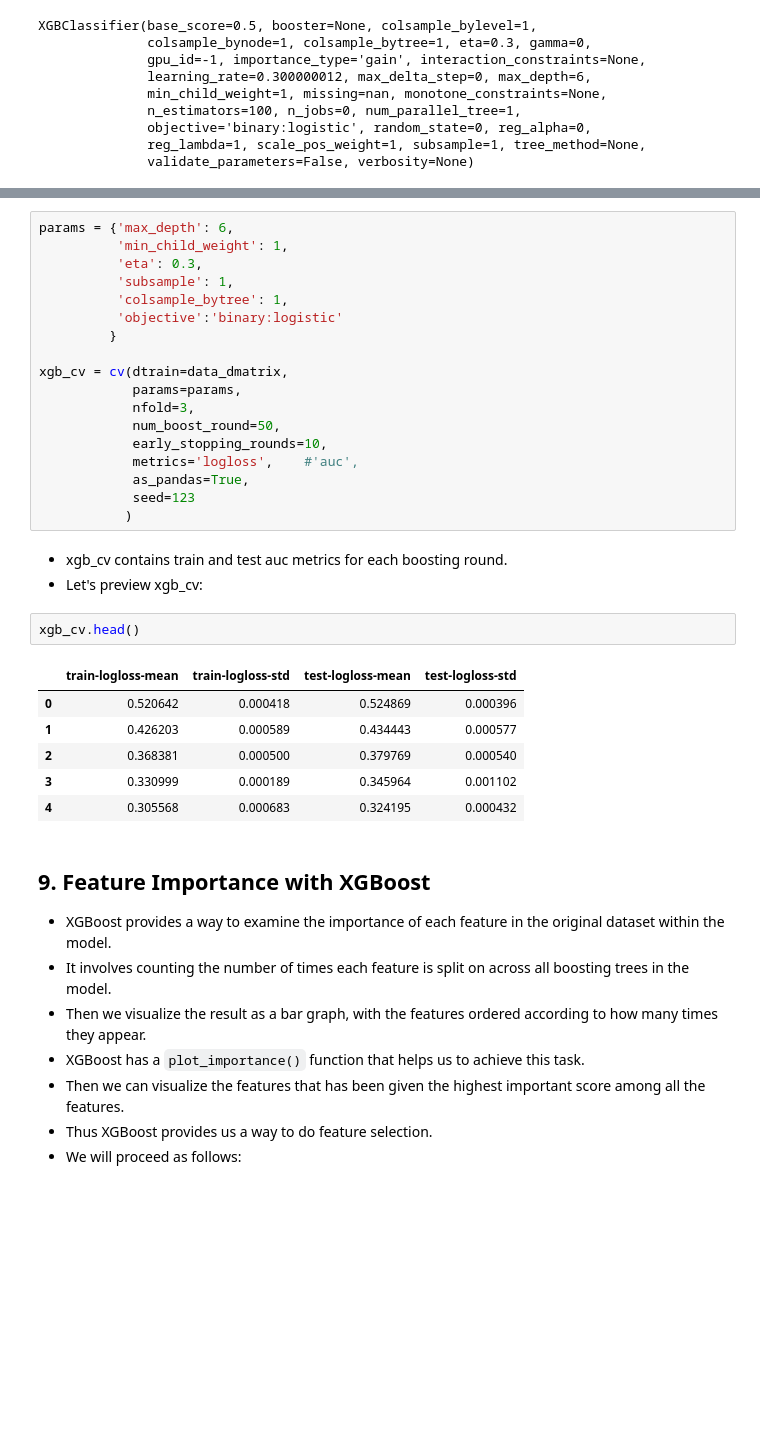
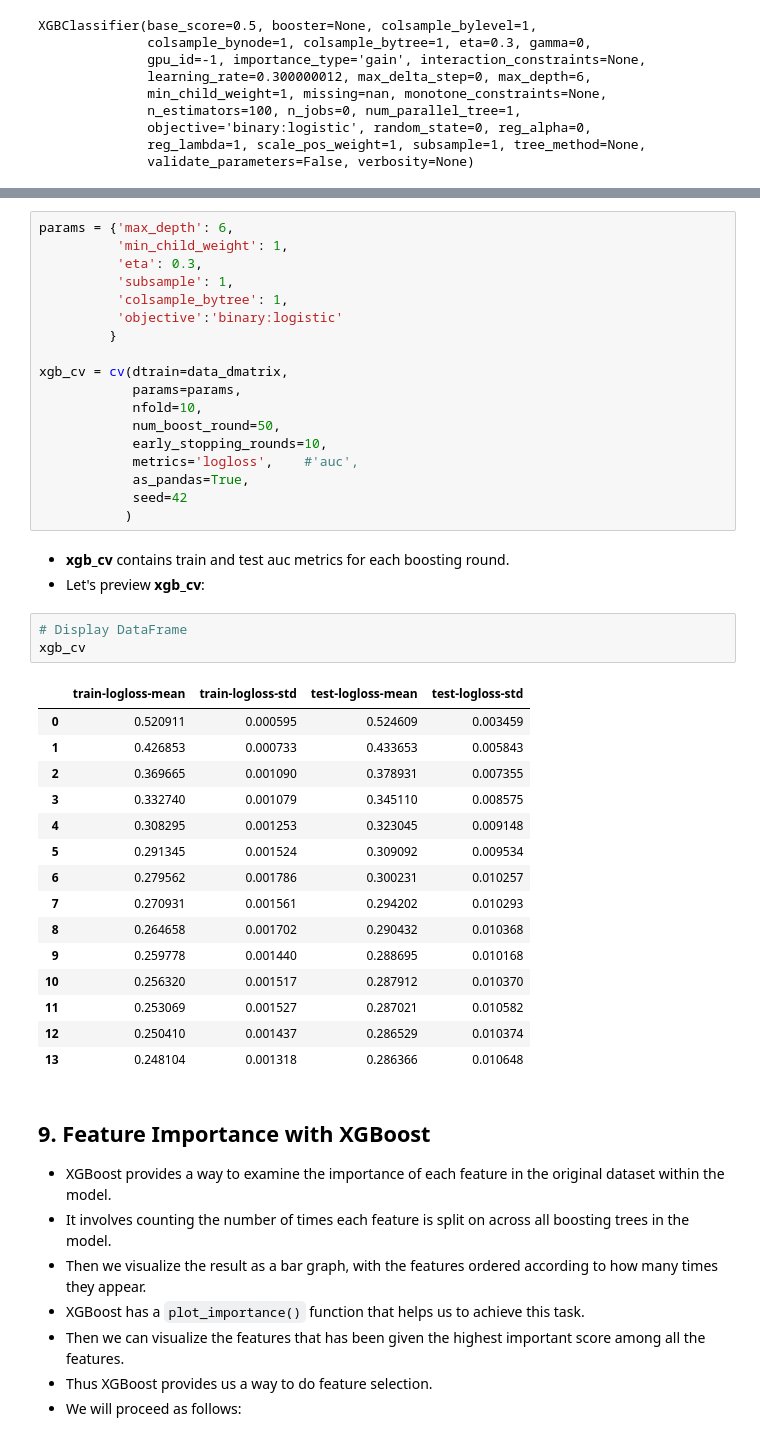
Before and after one commit to robbiejdunne/cfg_submission, a Jupyter notebook: notebooks/chance_quality_modelling/2) Gradient Boosted Chance Quality Model from Shots Data.ipynb, the cells around one changed output, grey strips where cells are left out. Drawn from its saved outputs; the diff is of its cells as text; blank space fills up the shorter version.

```diff
--- a/notebooks/chance_quality_modelling/2) Gradient Boosted Chance Quality Model from Shots Data.ipynb
+++ b/notebooks/chance_quality_modelling/2) Gradient Boosted Chance Quality Model from Shots Data.ipynb
@@ -948,25 +1350,35 @@ params = {'max_depth': 6,
 
 xgb_cv = cv(dtrain=data_dmatrix,
             params=params,
-            nfold=3,
+            nfold=10,
             num_boost_round=50,
             early_stopping_rounds=10,
             metrics='logloss',    #'auc',
             as_pandas=True,
-            seed=123
+            seed=42
            )
 # %% [markdown]
-*    xgb_cv contains train and test auc metrics for each boosting round.
-*    Let's preview xgb_cv:
+*    **xgb_cv** contains train and test auc metrics for each boosting round.
+*    Let's preview **xgb_cv**:
-# %%
-xgb_cv.head()
-# %% [output]
-|  | train-logloss-mean | train-logloss-std | test-logloss-mean | test-logloss-std |
-| 0 | 0.520642 | 0.000418 | 0.524869 | 0.000396 |
-| 1 | 0.426203 | 0.000589 | 0.434443 | 0.000577 |
-| 2 | 0.368381 | 0.000500 | 0.379769 | 0.000540 |
-| 3 | 0.330999 | 0.000189 | 0.345964 | 0.001102 |
-| 4 | 0.305568 | 0.000683 | 0.324195 | 0.000432 |
+# %%
+# Display DataFrame
+xgb_cv
+# %% [output]
+|  | train-logloss-mean | train-logloss-std | test-logloss-mean | test-logloss-std |
+| 0 | 0.520911 | 0.000595 | 0.524609 | 0.003459 |
+| 1 | 0.426853 | 0.000733 | 0.433653 | 0.005843 |
+| 2 | 0.369665 | 0.001090 | 0.378931 | 0.007355 |
+| 3 | 0.332740 | 0.001079 | 0.345110 | 0.008575 |
+| 4 | 0.308295 | 0.001253 | 0.323045 | 0.009148 |
+| 5 | 0.291345 | 0.001524 | 0.309092 | 0.009534 |
+| 6 | 0.279562 | 0.001786 | 0.300231 | 0.010257 |
+| 7 | 0.270931 | 0.001561 | 0.294202 | 0.010293 |
+| 8 | 0.264658 | 0.001702 | 0.290432 | 0.010368 |
+| 9 | 0.259778 | 0.001440 | 0.288695 | 0.010168 |
+| 10 | 0.256320 | 0.001517 | 0.287912 | 0.010370 |
+| 11 | 0.253069 | 0.001527 | 0.287021 | 0.010582 |
+| 12 | 0.250410 | 0.001437 | 0.286529 | 0.010374 |
+| 13 | 0.248104 | 0.001318 | 0.286366 | 0.010648 |
 # %% [markdown]
 ## <a id='#section9'>9. Feature Importance with XGBoost
 *    XGBoost provides a way to examine the importance of each feature in the original dataset within the model.
```
Also changed, not shown: parts of 121 cells of this notebook.
